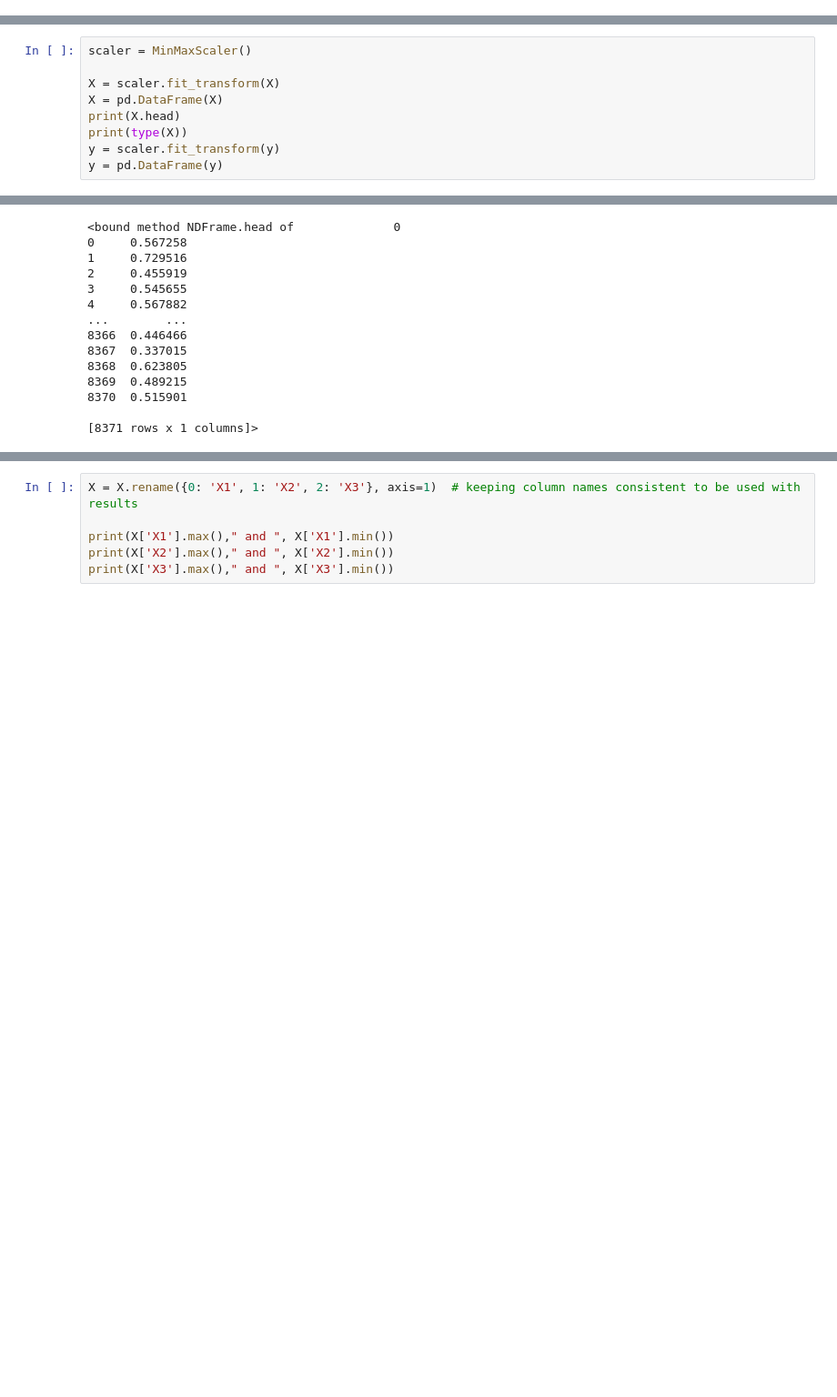
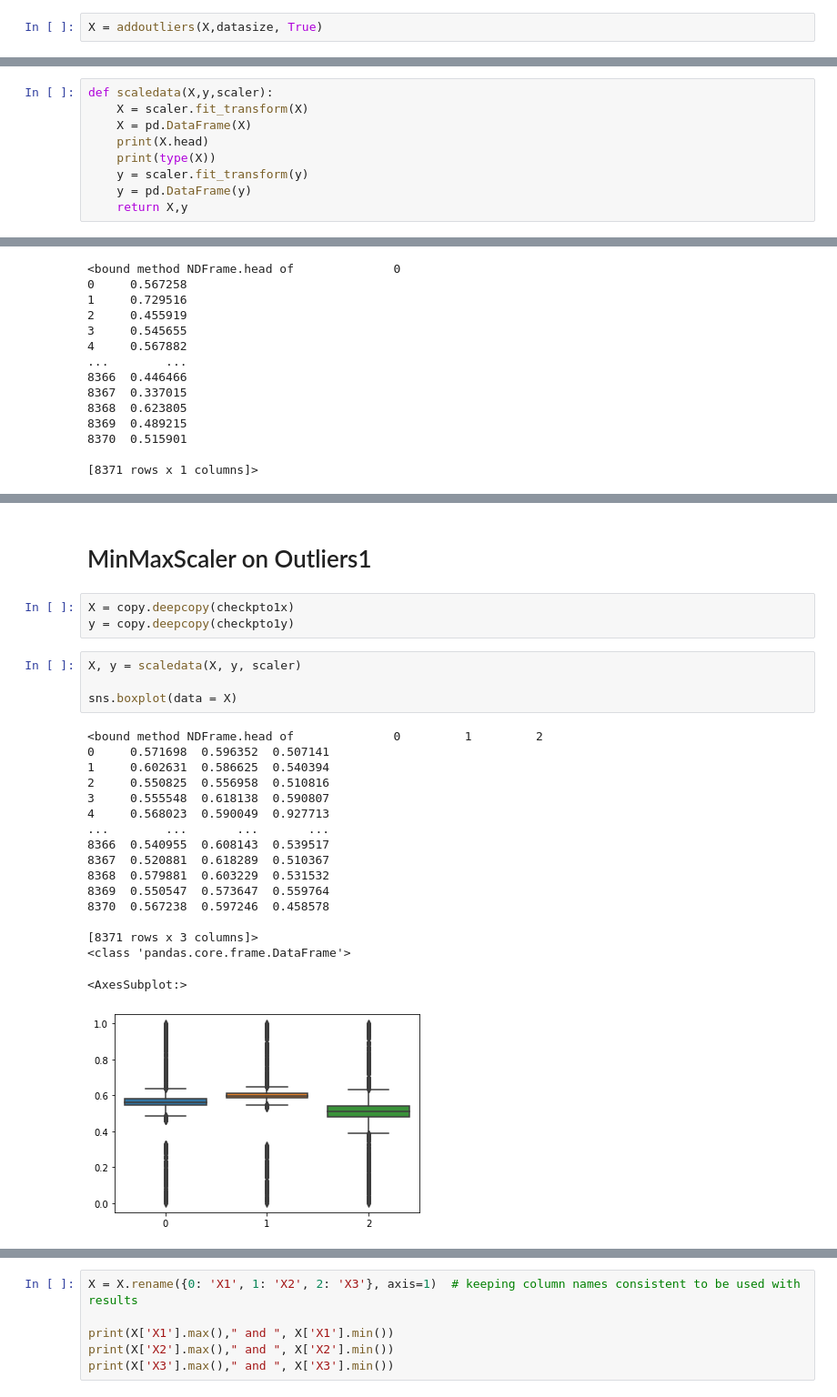
Before and after one commit to faisalm14/702-Coursework, a Jupyter notebook: 702 Task2.ipynb, the cells around one changed output, grey strips where cells are left out. Shown at 91% size. Drawn from its saved outputs; the diff is of its cells as text; blank space fills up the shorter version.

Commit message:
applying minimax and standard scalers to outliers1 & outliers2

```diff
--- a/702 Task2.ipynb
+++ b/702 Task2.ipynb
@@ -254,0 +283,2 @@ Outliers added column wise->  226   212   210
+# %%
+X = addoutliers(X,datasize, True)
@@ -595,9 +565,9 @@ print(type(X))
 # %%
-scaler = MinMaxScaler()
-
-X = scaler.fit_transform(X)
-X = pd.DataFrame(X)
-print(X.head)
-print(type(X))
-y = scaler.fit_transform(y)
-y = pd.DataFrame(y)
+def scaledata(X,y,scaler):
+    X = scaler.fit_transform(X)
+    X = pd.DataFrame(X)
+    print(X.head)
+    print(type(X))
+    y = scaler.fit_transform(y)
+    y = pd.DataFrame(y)
+    return X,y
@@ -673,0 +636,27 @@ Intercept =  [-0.07696537]
+# %% [markdown]
+# MinMaxScaler on Outliers1
+# %%
+X = copy.deepcopy(checkpto1x)
+y = copy.deepcopy(checkpto1y)
+# %%
+X, y = scaledata(X, y, scaler)
+
+sns.boxplot(data = X)
+# %% [output]
+<bound method NDFrame.head of              0         1         2
+0     0.571698  0.596352  0.507141
+1     0.602631  0.586625  0.540394
+2     0.550825  0.556958  0.510816
+3     0.555548  0.618138  0.590807
+4     0.568023  0.590049  0.927713
+...        ...       ...       ...
+8366  0.540955  0.608143  0.539517
+8367  0.520881  0.618289  0.510367
+8368  0.579881  0.603229  0.531532
+8369  0.550547  0.573647  0.559764
+8370  0.567238  0.597246  0.458578
+
+[8371 rows x 3 columns]>
+<class 'pandas.core.frame.DataFrame'>
+<AxesSubplot:>
+[figure, added]
```
Also changed, not shown: parts of 60 cells of this notebook.
